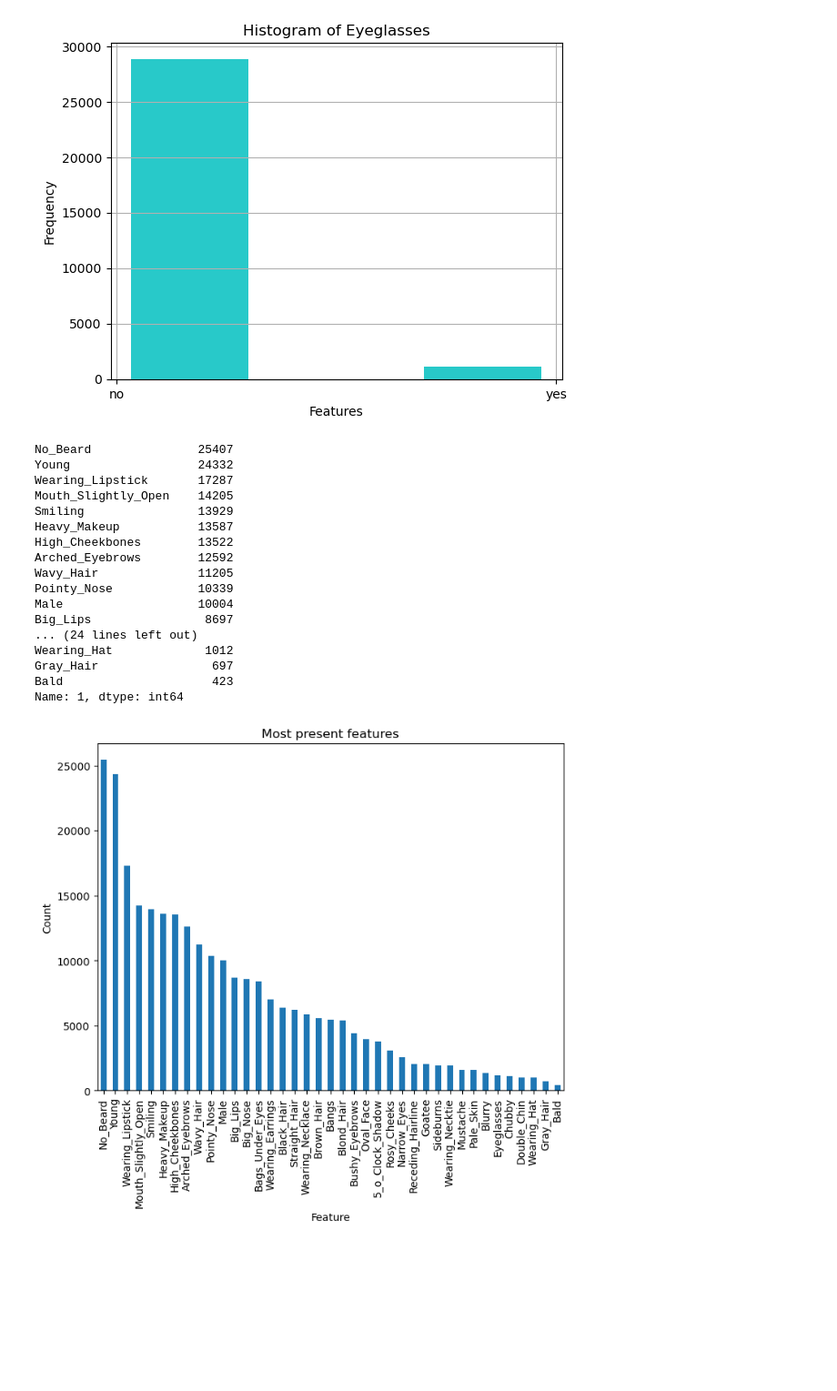
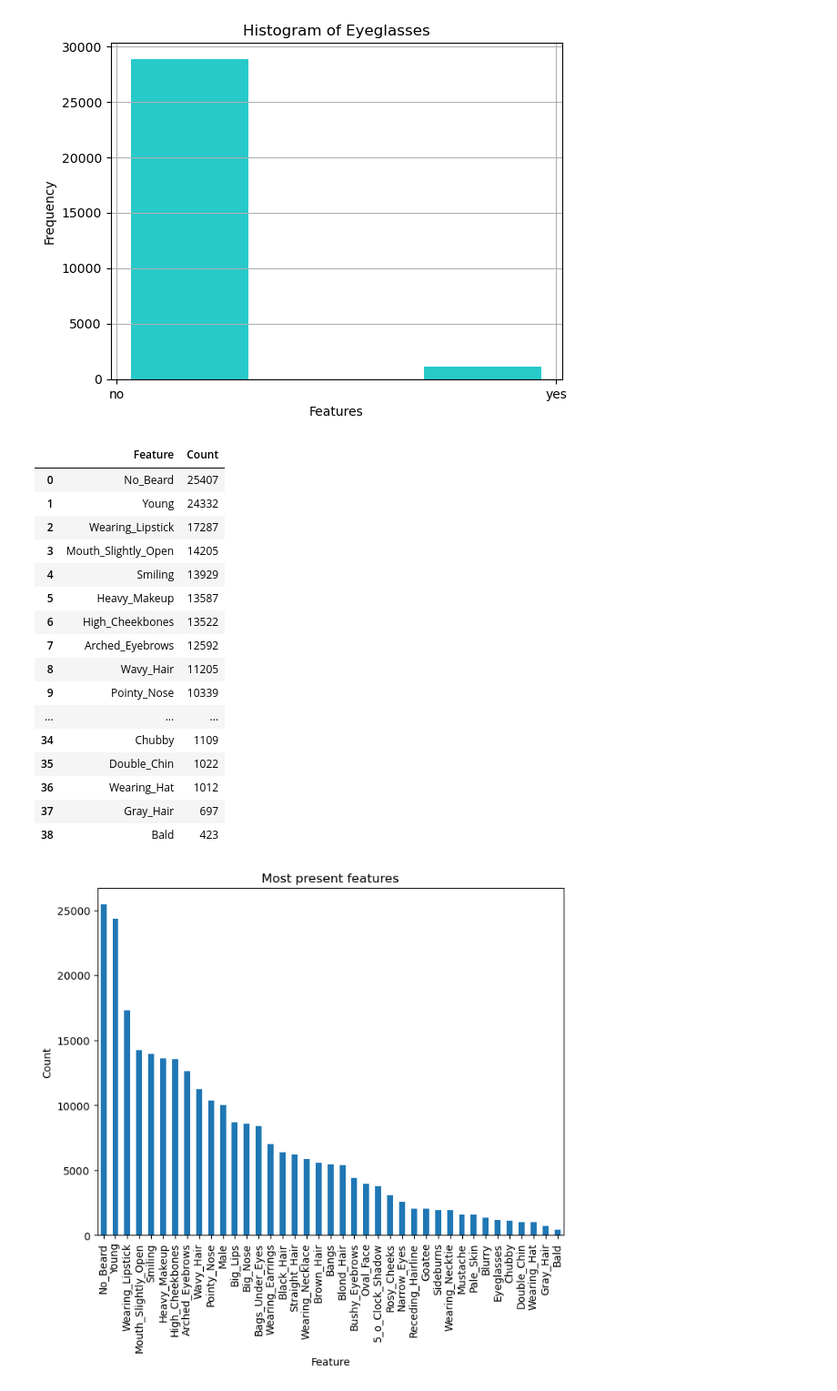
Before and after one commit to Mathieu-R/ldata2010_celeba_visualizer, a Jupyter notebook: eda.ipynb, the cells around one changed output. Shown at 91% size. Saved outputs shown, nothing was run; the diff lists cells and outputs as text; code cells hidden in the pictures; blank space fills up the shorter version.

```diff
--- a/eda.ipynb
+++ b/eda.ipynb
@@ -130,30 +130,32 @@ histogram_of_feature(features, FEATURE)
 # %%
 def feature_presence_counter(df):
 	#df[feature].replace({-1: "no", 1: "yes"}).unique()
 	counts = pd.DataFrame({col: df[col].value_counts() for col in df})
 	counts = counts.iloc[1]
 	counts = counts.sort_values(ascending=False)
+	counts = pd.DataFrame(counts).reset_index()
+	counts.columns = ["Feature", "Count"]
 	return counts
 
-feature_presence_counter(features)
+feature_presence_counter(df_l_features)
 # %% [output]
-No_Beard               25407
-Young                  24332
-Wearing_Lipstick       17287
-Mouth_Slightly_Open    14205
-Smiling                13929
-Heavy_Makeup           13587
-High_Cheekbones        13522
-Arched_Eyebrows        12592
-Wavy_Hair              11205
-Pointy_Nose            10339
-Male                   10004
-Big_Lips                8697
-... (24 lines left out)
-Wearing_Hat             1012
-Gray_Hair                697
-Bald                     423
-Name: 1, dtype: int64
+|  | Feature | Count |
+| 0 | No_Beard | 25407 |
+| 1 | Young | 24332 |
+| 2 | Wearing_Lipstick | 17287 |
+| 3 | Mouth_Slightly_Open | 14205 |
+| 4 | Smiling | 13929 |
+| 5 | Heavy_Makeup | 13587 |
+| 6 | High_Cheekbones | 13522 |
+| 7 | Arched_Eyebrows | 12592 |
+| 8 | Wavy_Hair | 11205 |
+| 9 | Pointy_Nose | 10339 |
+| ... | ... | ... |
+| 34 | Chubby | 1109 |
+| 35 | Double_Chin | 1022 |
+| 36 | Wearing_Hat | 1012 |
+| 37 | Gray_Hair | 697 |
+| 38 | Bald | 423 |
 # %%
 def feature_presence_couter_plot(df):
 	counts = pd.DataFrame({col: df[col].value_counts() for col in df})
```
Also changed, not shown: 4 other files.
